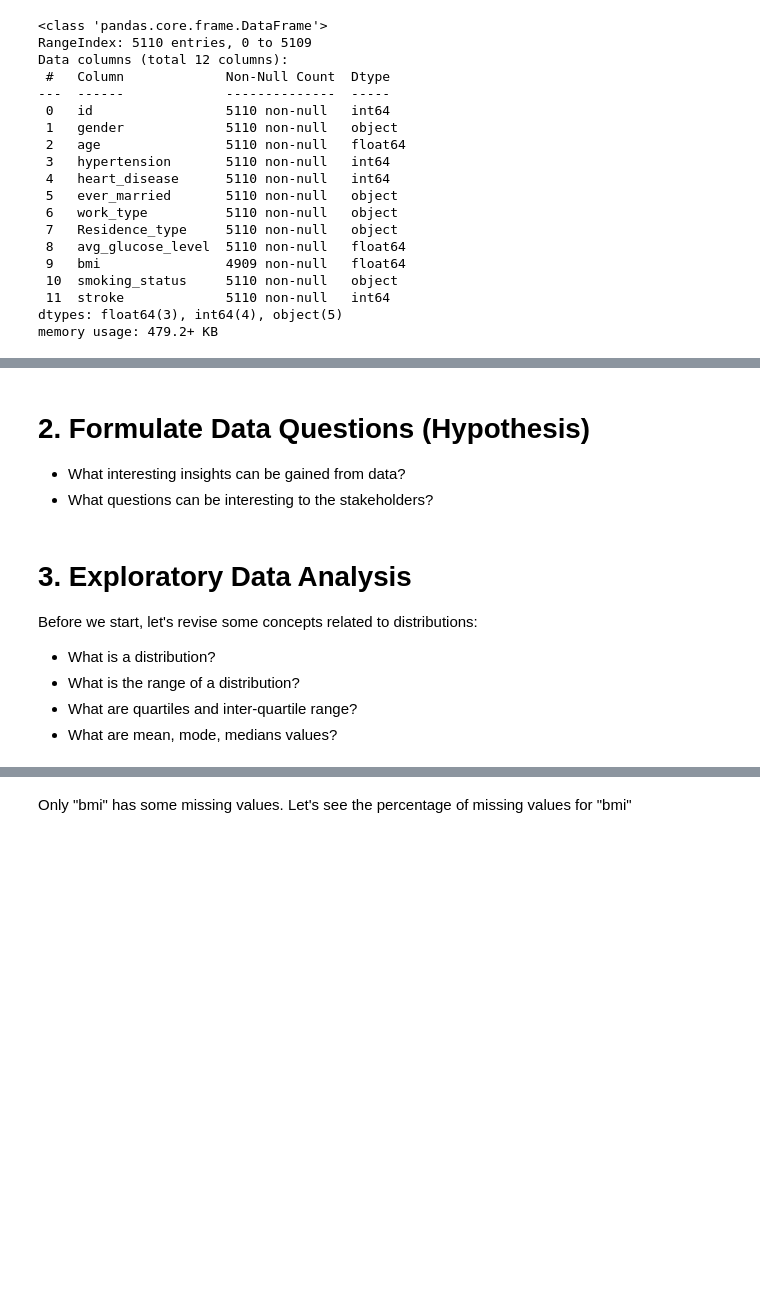
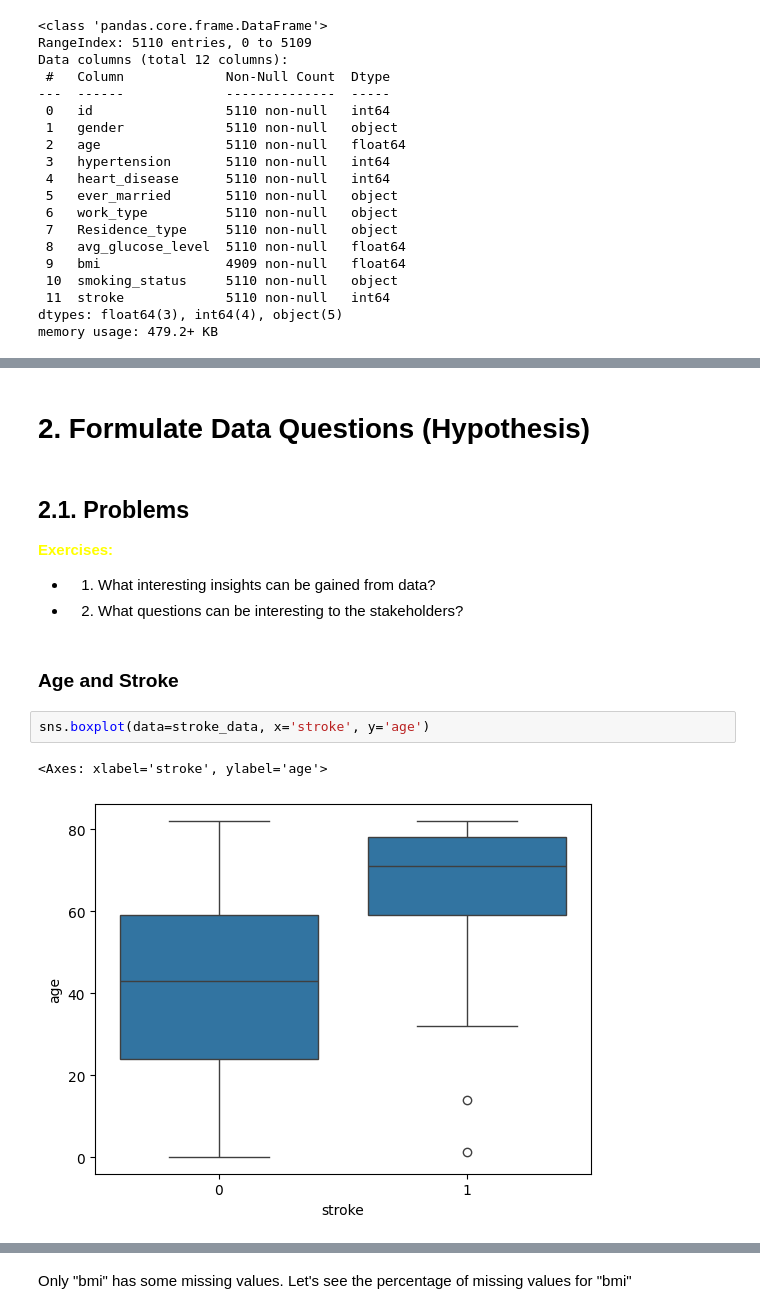
Before and after one commit to kwangloc/DataCamp2024-VNUK, a Jupyter notebook: 2_Local_DataCamp_EDA_Basics.ipynb, the cells around one changed output, grey strips where cells are left out. Drawn from its saved outputs; the diff is of its cells as text; blank space fills up the shorter version.

```diff
--- a/2_Local_DataCamp_EDA_Basics.ipynb
+++ b/2_Local_DataCamp_EDA_Basics.ipynb
@@ -129,13 +208,14 @@ Each row in the data provides relavant information about the patient.
+# %% [markdown]
+# 2. Formulate Data Questions (Hypothesis)
 # %% [markdown]
-# 2. Formulate Data Questions (Hypothesis)
-
-- What interesting insights can be gained from data?
-- What questions can be interesting to the stakeholders?
+## 2.1. Problems
+<span style="color: yellow; font-weight: bold;">Exercises:</span>
+- 1. What interesting insights can be gained from data?
+- 2. What questions can be interesting to the stakeholders?
-# %% [markdown]
-# 3. Exploratory Data Analysis
-
-Before we start, let's revise some concepts related to distributions:
-- What is a distribution?
-- What is the range of a distribution?
-- What are  quartiles and inter-quartile range?
-- What are mean, mode, medians values?
+# %% [markdown]
+### Age and Stroke
+# %%
+sns.boxplot(data=stroke_data, x='stroke', y='age')
+# %% [output]
+<Axes: xlabel='stroke', ylabel='age'>
+[figure, added]
```
Also changed, not shown: parts of 107 cells of this notebook.
